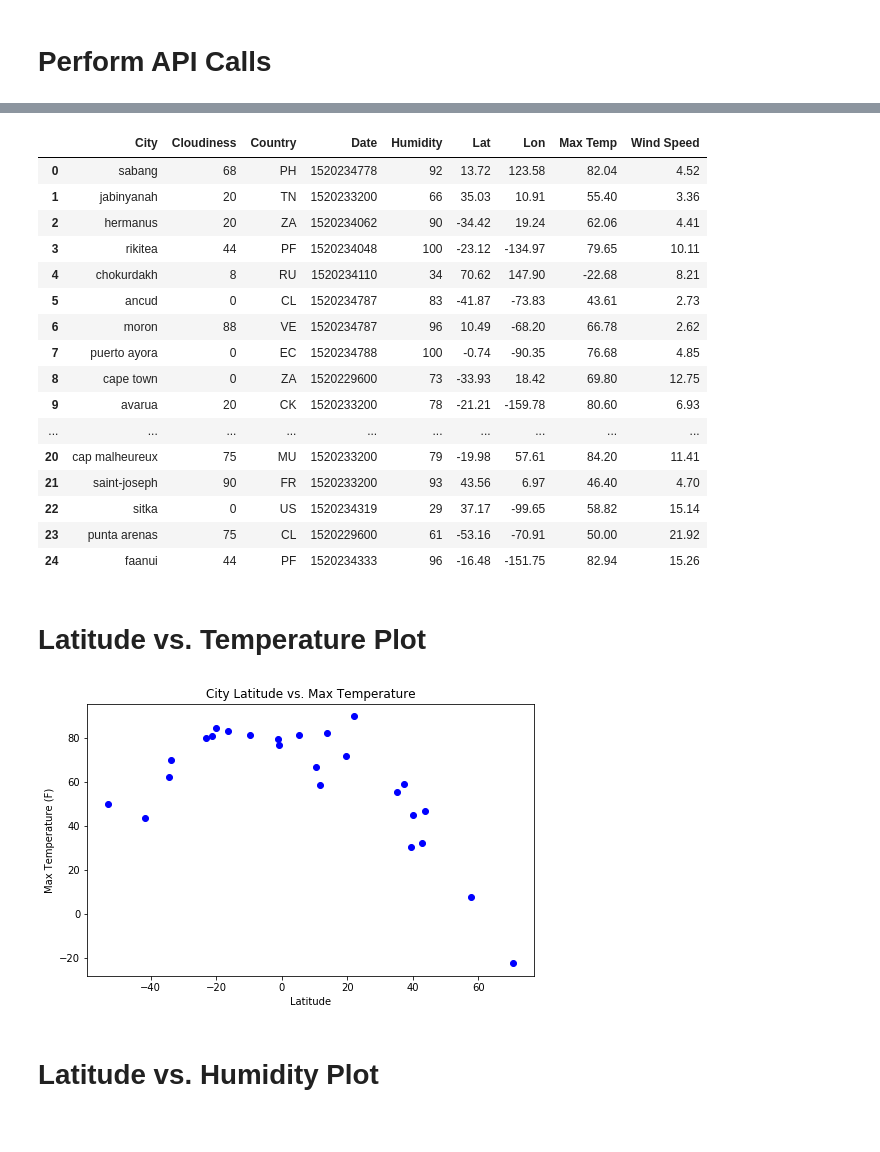
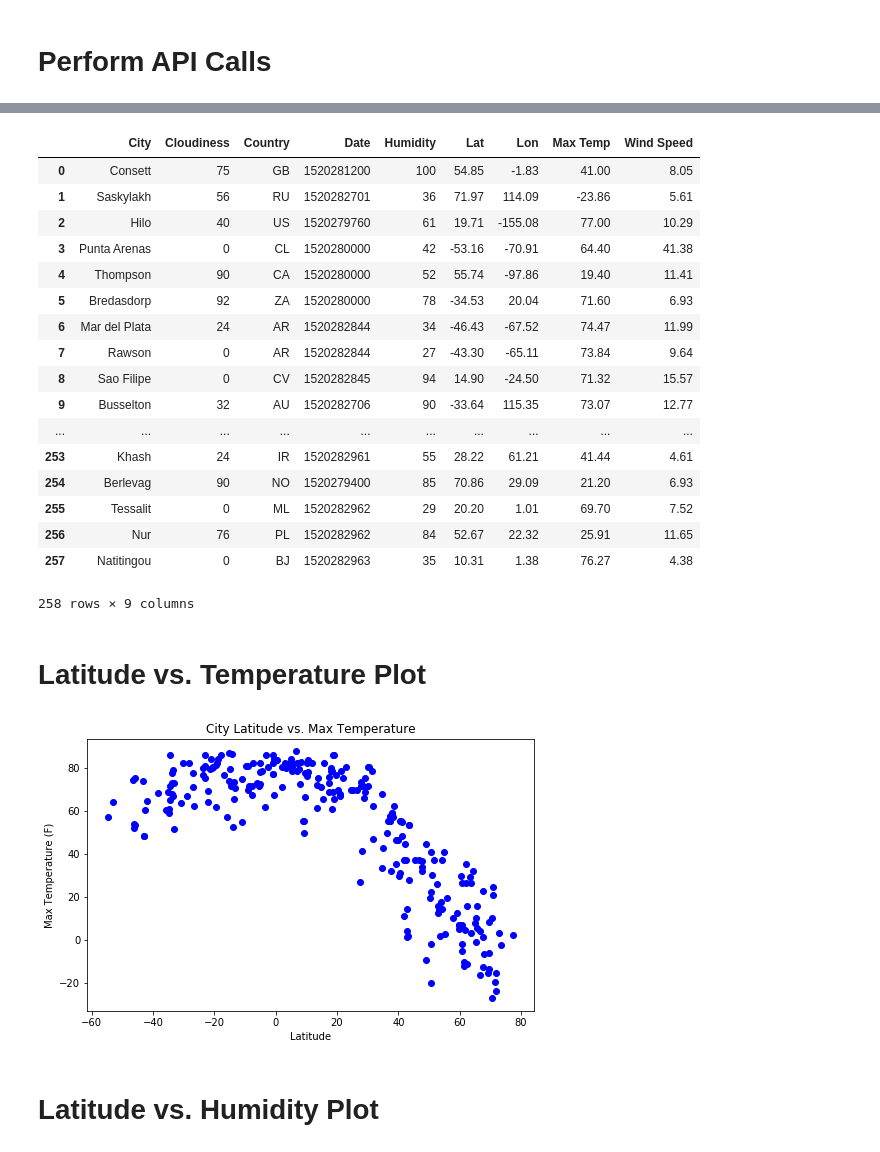
Before and after one commit to Jayleh/weatherpy, a Jupyter notebook: weatherpy.ipynb, the cells around one changed output, grey strips where cells are left out. Drawn from its saved outputs; the diff is of its cells as text; code cells hidden in the pictures.

```diff
--- a/weatherpy.ipynb
+++ b/weatherpy.ipynb
@@ -16,7 +15,7 @@ import matplotlib.pyplot as plt
 coordinates = []
 
 # Generate random coordinates and append to coordinates list
-for x in range(30):
+for x in range(1500):
     coordinates.append((random.randint(-90, 91), random.randint(-180, 181)))
 
-print(coordinates)
+# print(coordinates)
@@ -47,6 +45,7 @@ units = "imperial"
 query_url = f"{url}appid={api_key}&units={units}&q="
 # %%
 # Set up lists to hold reponse information
+name = []
 cloudiness = []
 country = []
 date = []
@@ -72,6 +71,7 @@ for i, city in enumerate(cities):
 
     # Append data to lists
     try:
+        name.append(response['name'])
         cloudiness.append(response['clouds']['all'])
         country.append(response['sys']['country'])
         date.append(response['dt'])
@@ -81,9 +81,19 @@ for i, city in enumerate(cities):
         max_temp.append(response['main']['temp_max'])
         wind_speed.append(response['wind']['speed'])
     except KeyError:
-        # Remove city from cities list if city not found
-        cities.remove(city)
+        print(f"*City Not Found ({city})")
+    except:
+        raise
 
-print(cities)
-print(len(cities))
+print(name)
+print(f"Number of cities successfully queried out of {len(cities)}: {len(name)}")
+print(f"Length of cities: {len(name)}")
+print(f"Length of cloudiness: {len(cloudiness)}")
+print(f"Length of country: {len(country)}")
+print(f"Length of date: {len(date)}")
+print(f"Length of humidity: {len(humidity)}")
+print(f"Length of lat: {len(lat)}")
+print(f"Length of lon: {len(lon)}")
+print(f"Length of max_temp: {len(max_temp)}")
+print(f"Length of wind_speed: {len(wind_speed)}")
 # %% [output]
@@ -107,33 +117,34 @@ http://api.openweathermap.org/data/2.5/weather?appid=b9d7939379e121fce5e79c1c83d
 # %%
-cities_data_df = pd.DataFrame({'City': cities,
+cities_data_df = pd.DataFrame({'City': name,
                                'Cloudiness': cloudiness,
                                'Country': country,
                                'Date': date,
                                'Humidity': humidity,
                                'Lat': lat,
                                'Lon': lon,
                                'Max Temp': max_temp,
                                'Wind Speed': wind_speed})
 
 cities_data_df
 # %% [output]
 |  | City | Cloudiness | Country | Date | Humidity | Lat | Lon | Max Temp | Wind Speed |
-| 0 | sabang | 68 | PH | 1520234778 | 92 | 13.72 | 123.58 | 82.04 | 4.52 |
-| 1 | jabinyanah | 20 | TN | 1520233200 | 66 | 35.03 | 10.91 | 55.40 | 3.36 |
-| 2 | hermanus | 20 | ZA | 1520234062 | 90 | -34.42 | 19.24 | 62.06 | 4.41 |
-| 3 | rikitea | 44 | PF | 1520234048 | 100 | -23.12 | -134.97 | 79.65 | 10.11 |
-| 4 | chokurdakh | 8 | RU | 1520234110 | 34 | 70.62 | 147.90 | -22.68 | 8.21 |
-| 5 | ancud | 0 | CL | 1520234787 | 83 | -41.87 | -73.83 | 43.61 | 2.73 |
-| 6 | moron | 88 | VE | 1520234787 | 96 | 10.49 | -68.20 | 66.78 | 2.62 |
-| 7 | puerto ayora | 0 | EC | 1520234788 | 100 | -0.74 | -90.35 | 76.68 | 4.85 |
-| 8 | cape town | 0 | ZA | 1520229600 | 73 | -33.93 | 18.42 | 69.80 | 12.75 |
-| 9 | avarua | 20 | CK | 1520233200 | 78 | -21.21 | -159.78 | 80.60 | 6.93 |
+| 0 | Consett | 75 | GB | 1520281200 | 100 | 54.85 | -1.83 | 41.00 | 8.05 |
+| 1 | Saskylakh | 56 | RU | 1520282701 | 36 | 71.97 | 114.09 | -23.86 | 5.61 |
+| 2 | Hilo | 40 | US | 1520279760 | 61 | 19.71 | -155.08 | 77.00 | 10.29 |
+| 3 | Punta Arenas | 0 | CL | 1520280000 | 42 | -53.16 | -70.91 | 64.40 | 41.38 |
+| 4 | Thompson | 90 | CA | 1520280000 | 52 | 55.74 | -97.86 | 19.40 | 11.41 |
+| 5 | Bredasdorp | 92 | ZA | 1520280000 | 78 | -34.53 | 20.04 | 71.60 | 6.93 |
+| 6 | Mar del Plata | 24 | AR | 1520282844 | 34 | -46.43 | -67.52 | 74.47 | 11.99 |
+| 7 | Rawson | 0 | AR | 1520282844 | 27 | -43.30 | -65.11 | 73.84 | 9.64 |
+| 8 | Sao Filipe | 0 | CV | 1520282845 | 94 | 14.90 | -24.50 | 71.32 | 15.57 |
+| 9 | Busselton | 32 | AU | 1520282706 | 90 | -33.64 | 115.35 | 73.07 | 12.77 |
 | ... | ... | ... | ... | ... | ... | ... | ... | ... | ... |
-| 20 | cap malheureux | 75 | MU | 1520233200 | 79 | -19.98 | 57.61 | 84.20 | 11.41 |
-| 21 | saint-joseph | 90 | FR | 1520233200 | 93 | 43.56 | 6.97 | 46.40 | 4.70 |
-| 22 | sitka | 0 | US | 1520234319 | 29 | 37.17 | -99.65 | 58.82 | 15.14 |
-| 23 | punta arenas | 75 | CL | 1520229600 | 61 | -53.16 | -70.91 | 50.00 | 21.92 |
-| 24 | faanui | 44 | PF | 1520234333 | 96 | -16.48 | -151.75 | 82.94 | 15.26 |
+| 253 | Khash | 24 | IR | 1520282961 | 55 | 28.22 | 61.21 | 41.44 | 4.61 |
+| 254 | Berlevag | 90 | NO | 1520279400 | 85 | 70.86 | 29.09 | 21.20 | 6.93 |
+| 255 | Tessalit | 0 | ML | 1520282962 | 29 | 20.20 | 1.01 | 69.70 | 7.52 |
+| 256 | Nur | 76 | PL | 1520282962 | 84 | 52.67 | 22.32 | 25.91 | 11.65 |
+| 257 | Natitingou | 0 | BJ | 1520282963 | 35 | 10.31 | 1.38 | 76.27 | 4.38 |
+258 rows × 9 columns
 # %% [markdown]
 # Latitude vs. Temperature Plot
 # %%
@@ -151,7 +162,7 @@ plt.ylabel('Max Temperature (F)')
 # Latitude vs. Temperature Plot
 plt.show()
 # %% [output]
-[figure, old version]
+[figure, new version]
 # %% [markdown]
 # Latitude vs. Humidity Plot
 # %%
```
Also changed, not shown: parts of 7 cells of this notebook, 1 other file.
